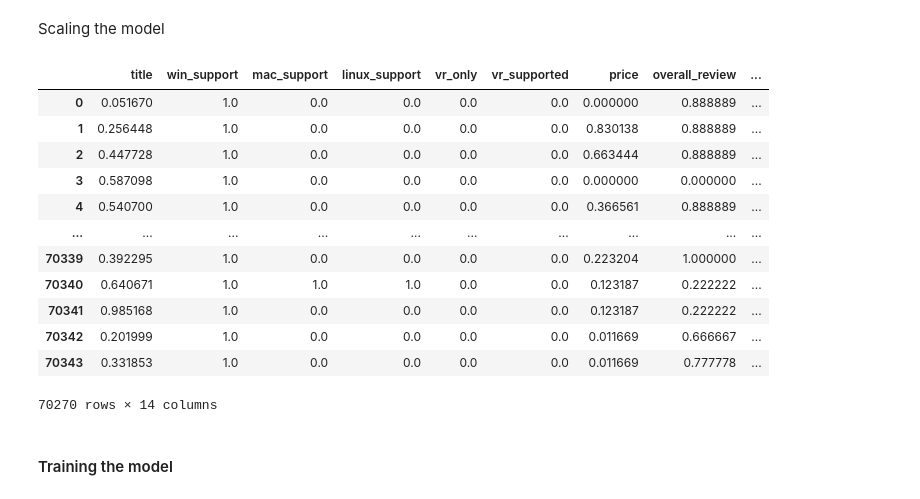
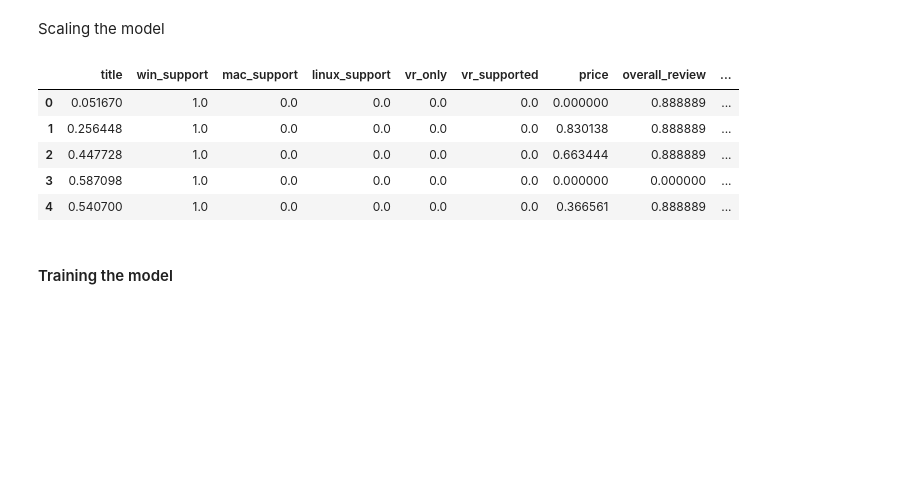
Before and after one commit to YuvalAvishid/Game_Discount_Predictor, a Jupyter notebook: Game_On_Sale.ipynb, the cells around one changed output. Cells and saved outputs as stored; diff of their text form; code cells hidden in the pictures; blank space fills up the shorter version.

```diff
--- a/Game_On_Sale.ipynb
+++ b/Game_On_Sale.ipynb
@@ -1100,21 +1107,14 @@ X_train, X_test, y_train, y_test = split_to_train_and_test(has_discount_dataset,
 Scaling the model
 # %%
 scaled_df = run_min_max_scaler(has_discount_dataset)
-scaled_df
+scaled_df.head()
 # %% [output]
 |  | title | win_support | mac_support | linux_support | vr_only | vr_supported | price | overall_review | ... |
 | 0 | 0.051670 | 1.0 | 0.0 | 0.0 | 0.0 | 0.0 | 0.000000 | 0.888889 | ... |
 | 1 | 0.256448 | 1.0 | 0.0 | 0.0 | 0.0 | 0.0 | 0.830138 | 0.888889 | ... |
 | 2 | 0.447728 | 1.0 | 0.0 | 0.0 | 0.0 | 0.0 | 0.663444 | 0.888889 | ... |
 | 3 | 0.587098 | 1.0 | 0.0 | 0.0 | 0.0 | 0.0 | 0.000000 | 0.000000 | ... |
 | 4 | 0.540700 | 1.0 | 0.0 | 0.0 | 0.0 | 0.0 | 0.366561 | 0.888889 | ... |
-| ... | ... | ... | ... | ... | ... | ... | ... | ... | ... |
-| 70339 | 0.392295 | 1.0 | 0.0 | 0.0 | 0.0 | 0.0 | 0.223204 | 1.000000 | ... |
-| 70340 | 0.640671 | 1.0 | 1.0 | 1.0 | 0.0 | 0.0 | 0.123187 | 0.222222 | ... |
-| 70341 | 0.985168 | 1.0 | 0.0 | 0.0 | 0.0 | 0.0 | 0.123187 | 0.222222 | ... |
-| 70342 | 0.201999 | 1.0 | 0.0 | 0.0 | 0.0 | 0.0 | 0.011669 | 0.666667 | ... |
-| 70343 | 0.331853 | 1.0 | 0.0 | 0.0 | 0.0 | 0.0 | 0.011669 | 0.777778 | ... |
-70270 rows × 14 columns
 # %% [markdown]
 #### Training the model
 # %%
```
Also changed, not shown: parts of 25 cells of this notebook.
